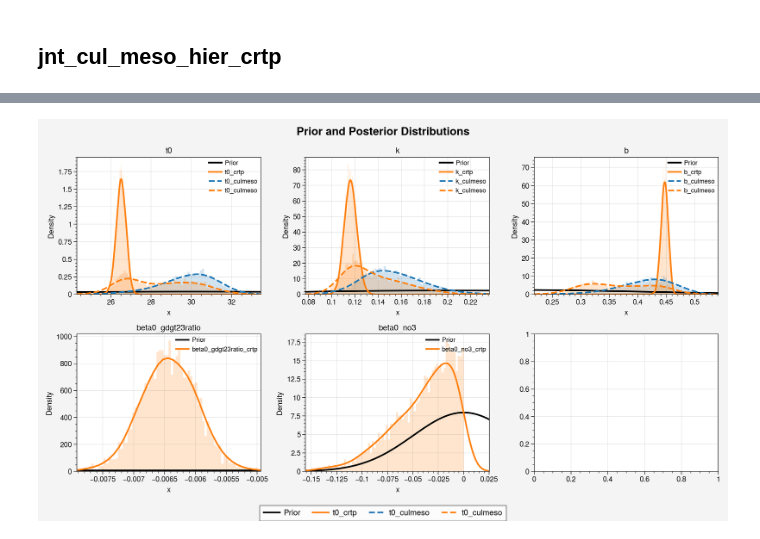
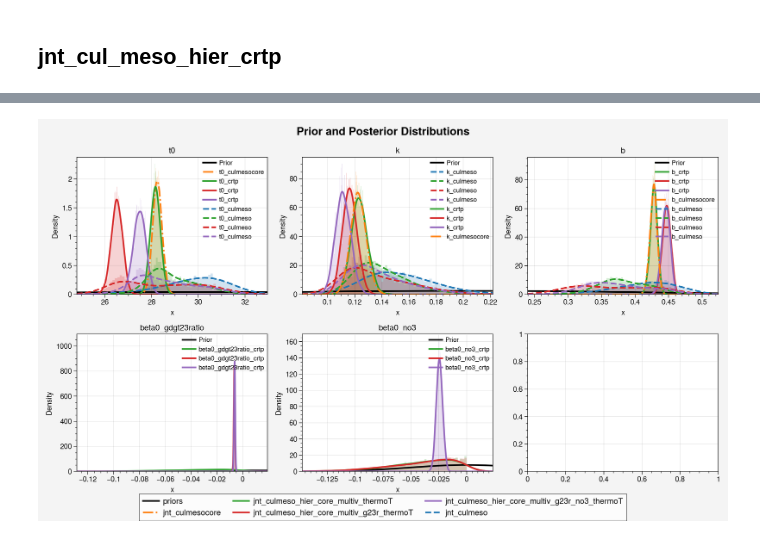
Before and after one commit to PaleoLipidRR/TEXAS, a Jupyter notebook: ipynb_files/culRI-Bayesian_models.ipynb, the cells around one changed output, grey strips where cells are left out. Drawn from its saved outputs; the diff is of its cells as text; code cells hidden in the pictures.

```diff
--- a/ipynb_files/culRI-Bayesian_models.ipynb
+++ b/ipynb_files/culRI-Bayesian_models.ipynb
@@ -1233,12 +1370,12 @@ data = {
     # "no3_crtp": no3_crtp,
 
 }
-stan_file_name = 'jnt_cul_meso_hier_crtp_multiv_archive'
-jnt_cul_meso_hier_crtp_multiv_post_ds, diag = get_posterior(data, stan_file_name)
-display(jnt_cul_meso_hier_crtp_multiv_post_ds)
+stan_file_name = 'jnt_cul_meso_hier_crtp_multiv'
+jnt_cul_meso_hier_crtp_multiv_g23r_post_ds, diag = get_posterior(data, stan_file_name)
+display(jnt_cul_meso_hier_crtp_multiv_g23r_post_ds)
 
 # Save posteriors
-save_posterior(jnt_cul_meso_hier_crtp_multiv_post_ds, filename=stan_file_name)
+save_posterior(jnt_cul_meso_hier_crtp_multiv_g23r_post_ds, filename=stan_file_name+'_g23r')
 
 ### cul + meso + coretop
 data = {
@@ -1255,10 +1392,10 @@ data = {
     # "no3_crtp": no3_crtp,
 
 }
-stan_file_name = 'jnt_cul_meso_hier_crtp_multiv_archive'
-jnt_cul_meso_hier_crtp_sst_multiv_post_ds, diag = get_posterior(data, stan_file_name)
-display(jnt_cul_meso_hier_crtp_sst_multiv_post_ds)
+stan_file_name = 'jnt_cul_meso_hier_crtp_multiv'
+jnt_cul_meso_hier_crtp_sst_multiv_g23r_post_ds, diag = get_posterior(data, stan_file_name)
+display(jnt_cul_meso_hier_crtp_sst_multiv_g23r_post_ds)
 
 # Save posteriors
-save_posterior(jnt_cul_meso_hier_crtp_sst_multiv_post_ds, filename=stan_file_name+'_sst')
+save_posterior(jnt_cul_meso_hier_crtp_sst_multiv_g23r_post_ds, filename=stan_file_name+'_g23r_sst')
 # %% [output]
@@ -1396,24 +1590,30 @@ Data variables: (12/14)
 # %%
-priors = jnt_cul_meso_hier_crtp_multiv_post_ds.attrs['priors']
+priors = jnt_cul_meso_hier_crtp_multiv_g23r_no3_post_ds.attrs['priors']
 
 fig, axes = dv.plot_prior_distributions(
                 priors,
                 posterior_datasets=[
                     jnt_cul_meso_post_ds,
-                    jnt_cul_meso_hier_crtp_multiv_post_ds
+                    jnt_cul_meso_crtp_post_ds,
+                    jnt_cul_meso_hier_crtp_multiv_post_ds,
+                    jnt_cul_meso_hier_crtp_multiv_g23r_post_ds,
+                    jnt_cul_meso_hier_crtp_multiv_g23r_no3_post_ds,
                     ],
-                # labels=['priors',
-                #         # 'joint_culmeso',
-                #         'jnt_culmeso_hier_core_multiv_thermoT'
-                #         ],
+                labels=['priors',
+                        'jnt_culmesocore',
+                        'jnt_culmeso_hier_core_multiv_thermoT',
+                        'jnt_culmeso_hier_core_multiv_g23r_thermoT',
+                        'jnt_culmeso_hier_core_multiv_g23r_no3_thermoT',
+                        'jnt_culmeso',
+                        ],
                 # focus_on_posterior=False,
                 use_linestyle_by_param=True,
                 # suffix_include=["_culmeso"]
                 )
 
 # axes[0,2].set_xlim(0.4,0.5)
 # %% [output]
-[figure, old version]
+[figure, new version]
 # %%
 diag
 # %% [output]
```
Also changed, not shown: parts of 14 cells of this notebook, 23 other files.
